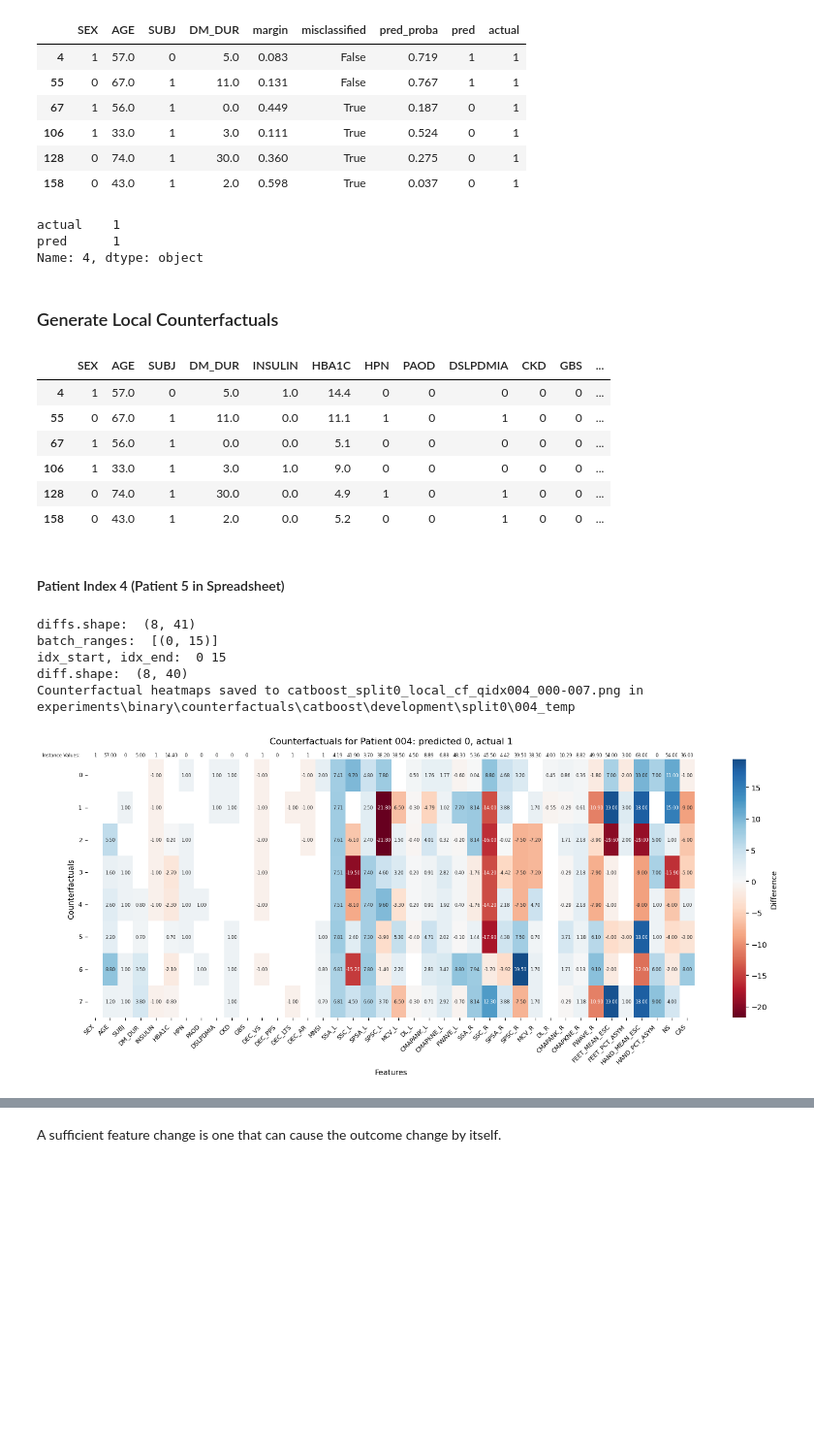
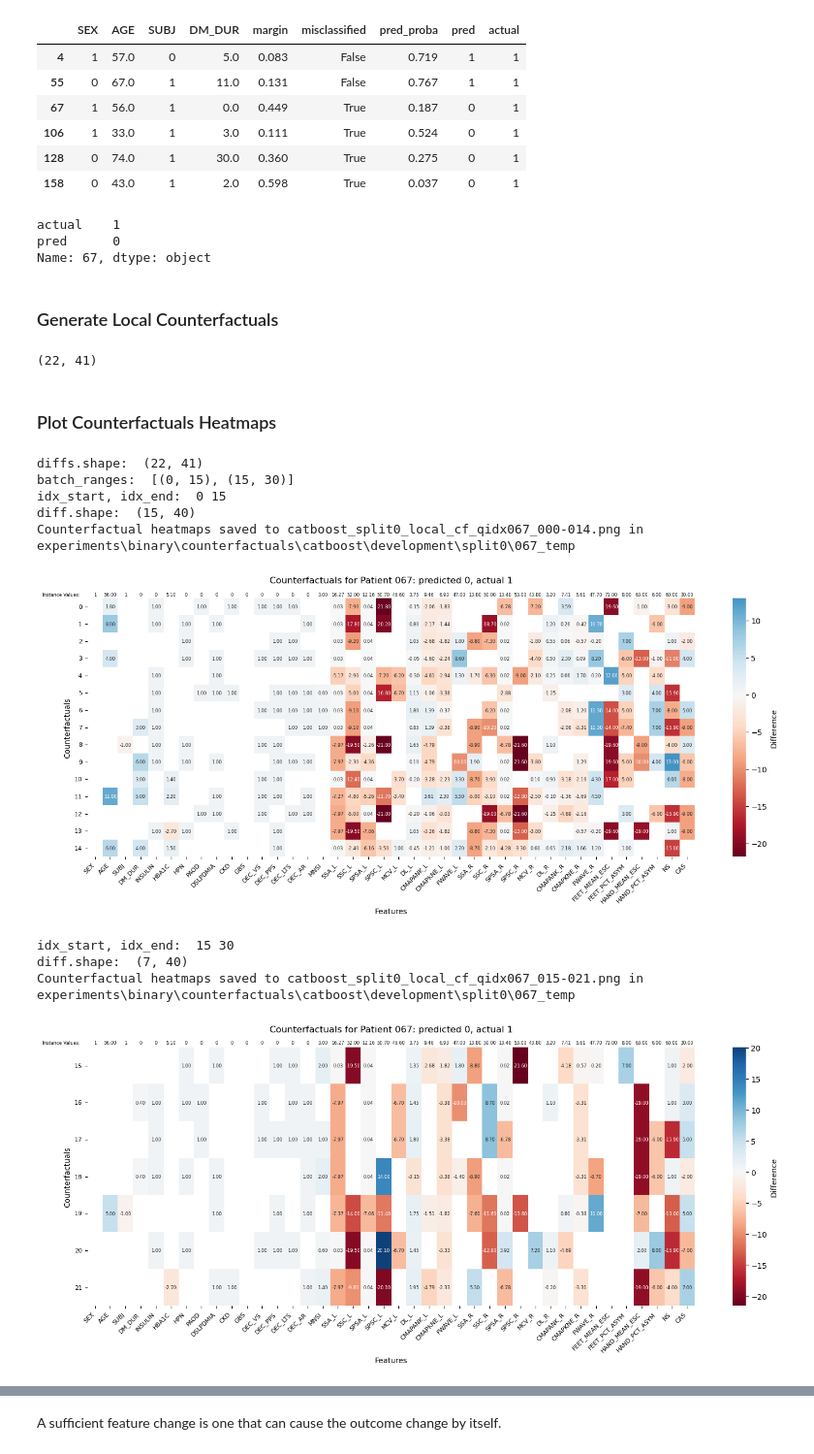
Before and after one commit to acbriza/dpn2026, a Jupyter notebook: module/counterfactuals.ipynb, the cells around one changed output, grey strips where cells are left out. Shown at 97% size. Cells and saved outputs as stored; diff of their text form; code cells hidden in the pictures; blank space fills up the shorter version.

Commit message:
update counterfactuals.ipynb for better outlining and documentation and to follow cfreports

```diff
--- a/module/counterfactuals.ipynb
+++ b/module/counterfactuals.ipynb
@@ -246,7 +254,7 @@ cf.get_global_importance(dexp, D, X_test, config, midx,
 # %% [markdown]
 ##### Local Permitted Range for a Patient
 # %%
-pidx = 4
+pidx = 67
 split_instance_output_dir = split_output_dir / f'{str(pidx).zfill(3)}_temp'
 split_instance_output_dir.mkdir(parents=True, exist_ok=True)
 
@@ -313,22 +321,10 @@ Found 6 misclassified and borderline cases (|p - 0.6352| ≤ 0.2)
 ioi_df.loc[pidx][['actual','pred']]
 # %% [output]
 actual    1
-pred      1
-Name: 4, dtype: object
+pred      0
+Name: 67, dtype: object
 # %% [markdown]
 ### Generate Local Counterfactuals
-# %%
-ioi_df
-# %% [output]
-|  | SEX | AGE | SUBJ | DM_DUR | INSULIN | HBA1C | HPN | PAOD | DSLPDMIA | CKD | GBS | ... |
-| 4 | 1 | 57.0 | 0 | 5.0 | 1.0 | 14.4 | 0 | 0 | 0 | 0 | 0 | ... |
-| 55 | 0 | 67.0 | 1 | 11.0 | 0.0 | 11.1 | 1 | 0 | 1 | 0 | 0 | ... |
-| 67 | 1 | 56.0 | 1 | 0.0 | 0.0 | 5.1 | 0 | 0 | 0 | 0 | 0 | ... |
-| 106 | 1 | 33.0 | 1 | 3.0 | 1.0 | 9.0 | 0 | 0 | 0 | 0 | 0 | ... |
-| 128 | 0 | 74.0 | 1 | 30.0 | 0.0 | 4.9 | 1 | 0 | 1 | 0 | 0 | ... |
-| 158 | 0 | 43.0 | 1 | 2.0 | 0.0 | 5.2 | 0 | 0 | 1 | 0 | 0 | ... |
-# %% [markdown]
-#### Patient Index 4 (Patient 5 in Spreadsheet)
 # %%
 # pidx is set above since instance_permitted_range is dependent on it
 query_instance = X[pidx:pidx+1]
@@ -338,24 +334,34 @@ df_dcf = cf.generate_diverse_cfs(
     config,
     midx,
     threshold=threshold,
+    features_to_vary=dfXy.columns.drop(['SEX', 'Confirmed_Binary_DPN']).to_list(),
     permitted_range=instance_permitted_range,
-    features_to_vary=dfXy.columns.drop(['SEX', 'Confirmed_Binary_DPN']).to_list(),
     savedir=split_instance_output_dir
     )
 
 df_dcf.shape
+# %% [output]
+(22, 41)
+# %% [markdown]
+### Plot Counterfactuals Heatmaps
 # %%
 from utils2 import counterfactuals as cf
 cf.plot_local_cf_heatmap(dfXy, df_dcf, query_instance,
-                      query_idx=pidx, pred=0, actual=1,
+                      query_idx=pidx,
+                      pred=ioi_df.loc[pidx]['pred'],
+                      actual=ioi_df.loc[pidx]['actual'],
                       highlight_invalid=False, categorical_cols=D.categorical_cols,
                       config=config, split_index=midx,
                       savedir=split_instance_output_dir)
 # %% [output]
-diffs.shape:  (8, 41)
-batch_ranges:  [(0, 15)]
+diffs.shape:  (22, 41)
+batch_ranges:  [(0, 15), (15, 30)]
 idx_start, idx_end:  0 15
-diff.shape:  (8, 40)
-Counterfactual heatmaps saved to catboost_split0_local_cf_qidx004_000-007.png in experiments\binary\counterfactuals\catboost\development\split0\004_temp
+diff.shape:  (15, 40)
+Counterfactual heatmaps saved to catboost_split0_local_cf_qidx067_000-014.png in experiments\binary\counterfactuals\catboost\development\split0\067_temp
-[figure, old version]
+[figure, new version]
+idx_start, idx_end:  15 30
+diff.shape:  (7, 40)
+Counterfactual heatmaps saved to catboost_split0_local_cf_qidx067_015-021.png in experiments\binary\counterfactuals\catboost\development\split0\067_temp
+[figure, added]
 # %% [markdown]
```
Also changed, not shown: parts of 62 cells of this notebook, 2 other files.
